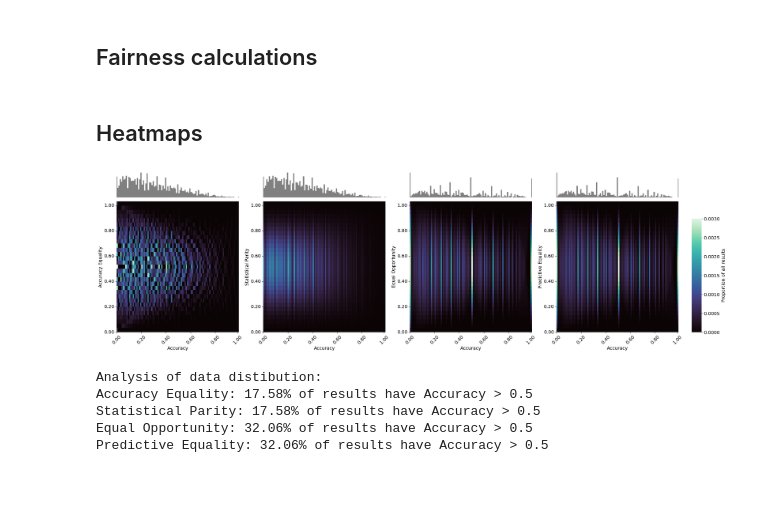
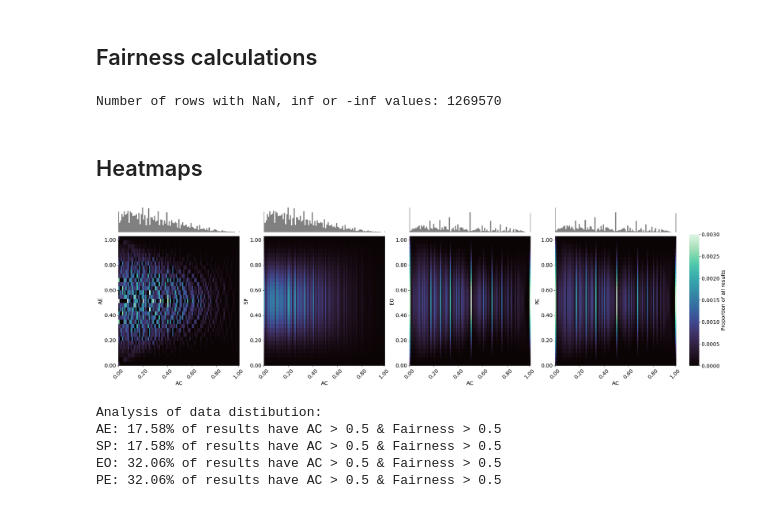
Before and after one commit to krzysztof-dolny/Fairness-aware-machine-learning, a Jupyter notebook: notebooks/fairness_measures_analysis.ipynb, the cells around one changed output. Drawn from its saved outputs; the diff is of its cells as text; code cells hidden in the pictures.

```diff
--- a/notebooks/fairness_measures_analysis.ipynb
+++ b/notebooks/fairness_measures_analysis.ipynb
@@ -104,4 +104,8 @@ df['eop'] = calculate_equal_opportunity(df)
 df['pe'] = calculate_predictive_equality(df)
+# %%
+print(f'Number of rows with NaN, inf or -inf values: {df.isin([np.nan, np.inf, -np.inf]).any(axis=1).sum()}')
+# %% [output]
+Number of rows with NaN, inf or -inf values: 1269570
 # %% [markdown]
 ## Heatmaps
 # %%
@@ -112,29 +116,29 @@ bin_size = 0.01
 custom_ticks = [0.0, 0.2, 0.4, 0.6, 0.8, 1.0]
 
 # Labels for plots
-METRIC_LABELS = {
-    'acc': 'Accuracy',
-    'pr': 'Precision',
-    'rc': 'Recall'
+metric_labels = {
+    'ac': 'AC',
+    'pr': 'PR',
+    'rc': 'RC'
 }
 
 # Calculating bins
-df['acc_bin'] = (df['acc'] / bin_size).round(0) * bin_size
+df['ac_bin'] = (df['ac'] / bin_size).round(0) * bin_size
 df['pr_bin'] = (df['pr'] / bin_size).round(0) * bin_size
 df['rc_bin'] = (df['rc'] / bin_size).round(0) * bin_size
 df['sp_bin'] = (df['sp'] / bin_size).round(0) * bin_size
 df['ae_bin'] = (df['ae'] / bin_size).round(0) * bin_size
-df['eop_bin'] = (df['eop'] / bin_size).round(0) * bin_size
+df['eo_bin'] = (df['eo'] / bin_size).round(0) * bin_size
 df['pe_bin'] = (df['pe'] / bin_size).round(0) * bin_size
 # %%
 def generate_heatmaps(df, main_metric, save_path):
-    """Plots fairness heatmaps for a given main metric (acc, pr, rc)."""
+    """Plots fairness heatmaps for a given main metric (ac, pr, rc)."""
     # Create 2D distributions between the predictive performance metric and fairness metrics
     heatmaps = {
-        'Accuracy Equality': df.groupby([f'{main_metric}_bin', 'ae_bin']).size().unstack(fill_value=0) / len(df),
-        'Statistical Parity': df.groupby([f'{main_metric}_bin', 'sp_bin']).size().unstack(fill_value=0) / len(df),
-        'Equal Opportunity': df.groupby([f'{main_metric}_bin', 'eop_bin']).size().unstack(fill_value=0) / len(df),
-        'Predictive Equality': df.groupby([f'{main_metric}_bin', 'pe_bin']).size().unstack(fill_value=0) / len(df),
+        'AE': df.groupby([f'{main_metric}_bin', 'ae_bin']).size().unstack(fill_value=0) / len(df),
+        'SP': df.groupby([f'{main_metric}_bin', 'sp_bin']).size().unstack(fill_value=0) / len(df),
+        'EO': df.groupby([f'{main_metric}_bin', 'eo_bin']).size().unstack(fill_value=0) / len(df),
+        'PE': df.groupby([f'{main_metric}_bin', 'pe_bin']).size().unstack(fill_value=0) / len(df),
     }
 
     fairness_keys = list(heatmaps.keys())
@@ -144,7 +148,7 @@ def generate_heatmaps(df, main_metric, save_path):
 
     axes_hist = [plt.subplot(gs[0, i]) for i in range(4)]  # Histograms
     axes_heat = [plt.subplot(gs[1, i]) for i in range(4)]  # Heatmaps
-    cbar_ax = fig.add_axes([0.92, 0.1, 0.015, 0.6])  # Colorbar axis
+    cbar_ax = fig.add_axes([0.92, 0.1, 0.015, 0.7])  # Colorbar axis
 
     for i, (ax_hist, ax_heat, title) in enumerate(zip(axes_hist, axes_heat, fairness_keys)):
         data = heatmaps[title]
@@ -156,11 +160,11 @@ def generate_heatmaps(df, main_metric, save_path):
             ax=ax_heat,
             cbar=ax_heat is axes_heat[-1],
             cbar_ax=cbar_ax if ax_heat is axes_heat[-1] else None,
-            vmax=0.003 if main_metric == 'acc' else 0.001
+            vmax=0.003 if main_metric == 'ac' else 0.001
         )
 
-        ax_heat.set_xlabel(METRIC_LABELS.get(main_metric, main_metric), fontsize=14)
-        ax_heat.set_ylabel(title, fontsize=14)
+        ax_heat.set_xlabel(metric_labels.get(main_metric, main_metric), fontsize=16)
+        ax_heat.set_ylabel(title, fontsize=16)
 
         # Format tick labels
         xticks = [j for j, val in enumerate(data.columns) if val in custom_ticks]
@@ -169,9 +173,9 @@ def generate_heatmaps(df, main_metric, save_path):
         ylabels = [f"{val:.2f}" for val in data.index if val in custom_ticks]
 
         ax_heat.set_xticks(xticks)
-        ax_heat.set_xticklabels(xlabels, rotation=45, fontsize=14)
+        ax_heat.set_xticklabels(xlabels, rotation=45, fontsize=16)
         ax_heat.set_yticks(yticks)
-        ax_heat.set_yticklabels(ylabels, rotation=0, fontsize=14)
+        ax_heat.set_yticklabels(ylabels, rotation=0, fontsize=16)
         ax_heat.invert_yaxis()
 
         # Histogram above heatmap
@@ -183,11 +187,11 @@ def generate_heatmaps(df, main_metric, save_path):
             spine.set_visible(False)
 
     # Colorbar and layout
-    cbar_ax.set_ylabel('Proportion of all results', fontsize=14)
-    cbar_ax.tick_params(labelsize=14)
+    cbar_ax.set_ylabel('Proportion of all results', fontsize=16)
+    cbar_ax.tick_params(labelsize=16)
     fig.subplots_adjust(left=0.05, right=0.9, top=0.95, bottom=0.1, wspace=0.2, hspace=0.05)
 
-    fig.savefig(save_path, dpi=200, bbox_inches='tight')
+    fig.savefig(save_path, dpi=250, bbox_inches='tight')
     plt.show()
 
     # Additional analysis of data distribution
@@ -197,16 +201,16 @@ def generate_heatmaps(df, main_metric, save_path):
         high_acc_total = heatmap.loc[:, heatmap.columns > 0.5].values.sum()
         percentage_high = high_acc_total / total * 100
 
-        print(f"{fairness_metric}: {percentage_high:.2f}% of results have Accuracy > 0.5")
+        print(f"{fairness_metric}: {percentage_high:.2f}% of results have {metric_labels.get(main_metric, main_metric)} > 0.5 & Fairness > 0.5")
 # %%
-generate_heatmaps(df, 'acc', os.path.join(output_dir, "heatmaps_accuracy.png"))
+generate_heatmaps(df, 'ac', os.path.join(output_dir, "heatmaps_accuracy.png"))
 # %% [output]
-[figure, old version]
+[figure, new version]
 Analysis of data distibution:
-Accuracy Equality: 17.58% of results have Accuracy > 0.5
-Statistical Parity: 17.58% of results have Accuracy > 0.5
-Equal Opportunity: 32.06% of results have Accuracy > 0.5
-Predictive Equality: 32.06% of results have Accuracy > 0.5
+AE: 17.58% of results have AC > 0.5 & Fairness > 0.5
+SP: 17.58% of results have AC > 0.5 & Fairness > 0.5
+EO: 32.06% of results have AC > 0.5 & Fairness > 0.5
+PE: 32.06% of results have AC > 0.5 & Fairness > 0.5
 # %%
 generate_heatmaps(df, 'pr', os.path.join(output_dir, "heatmaps_precision.png"))
 # %% [output]
```
Also changed, not shown: parts of 4 cells of this notebook, 9 other files.
